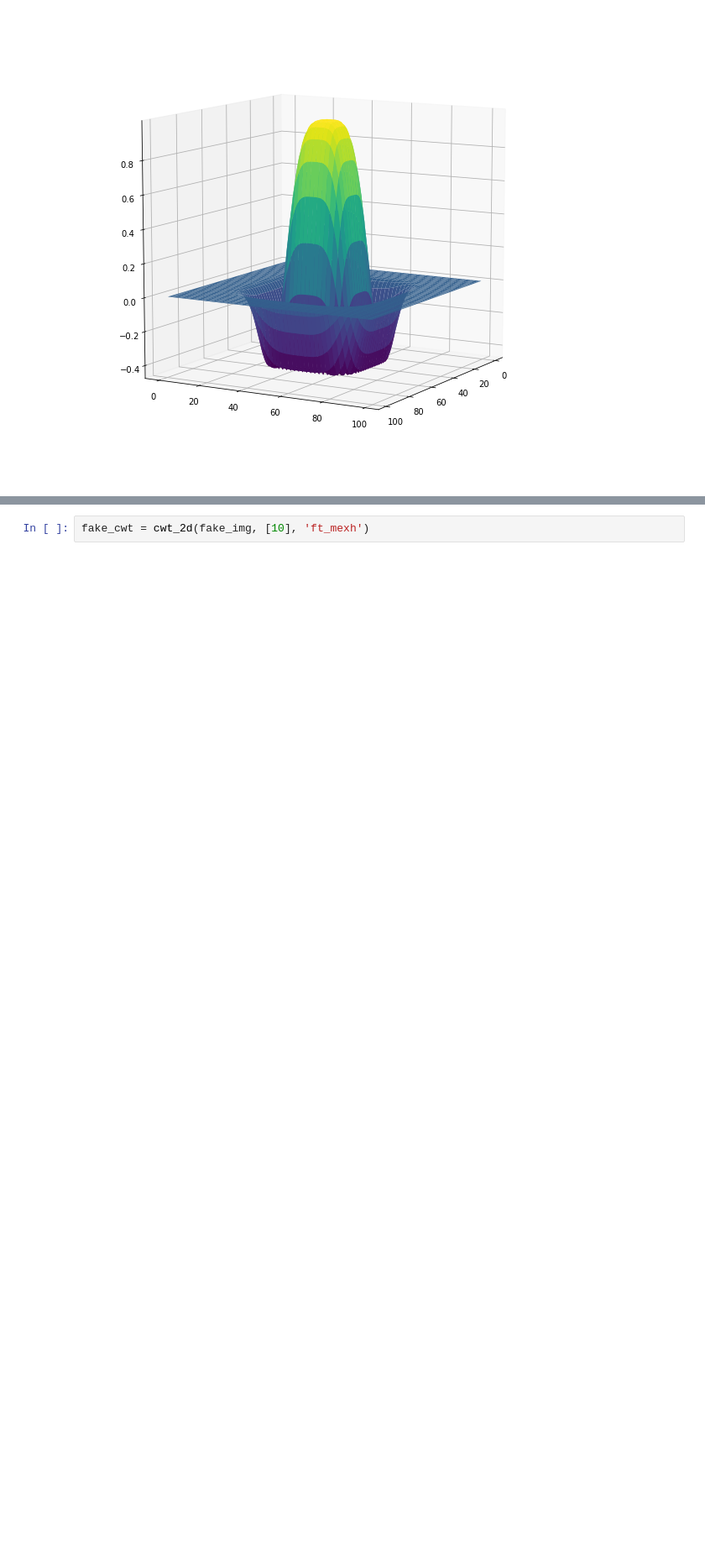
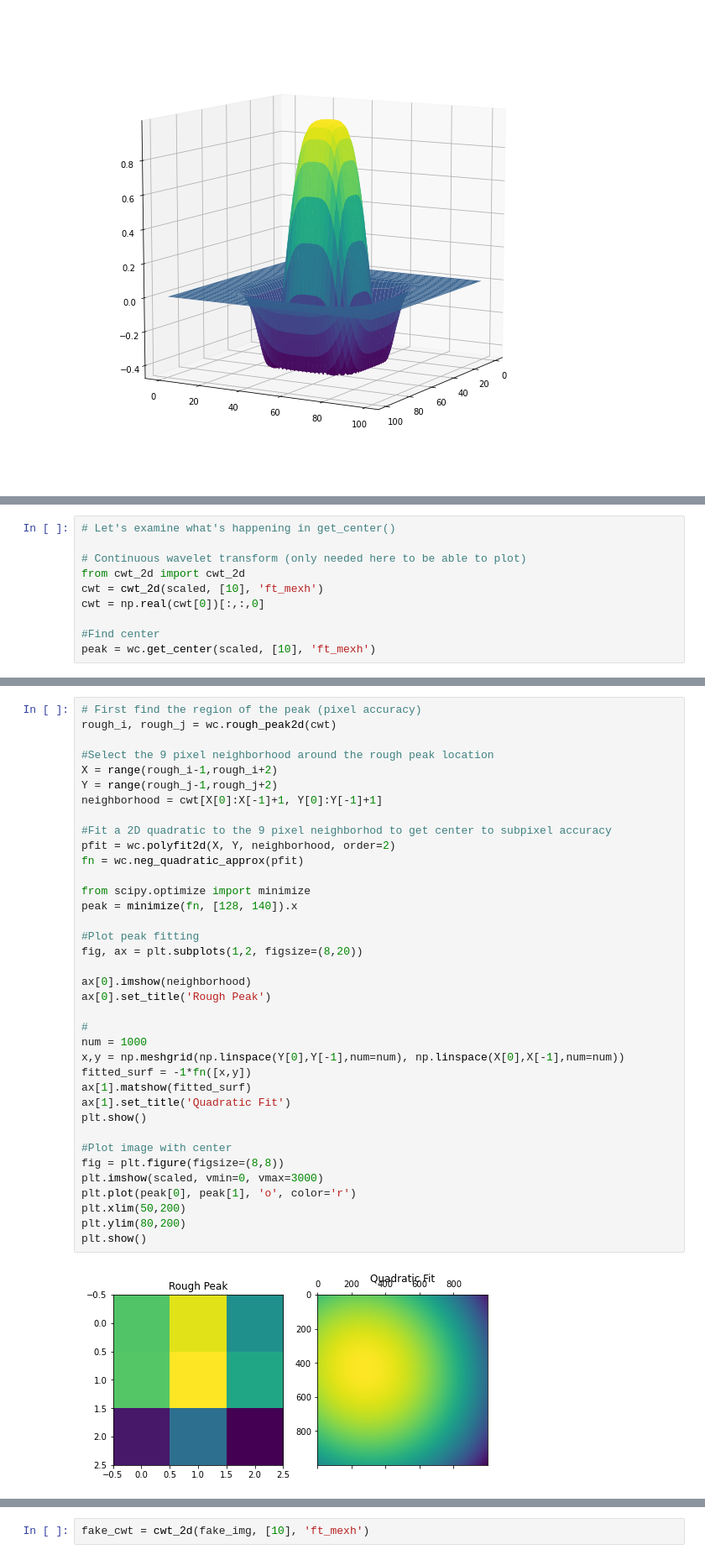
Before and after one commit to RyleighFitz/nirspec_reductions, a Jupyter notebook: 2D_wavelet_centering.ipynb, the cells around one changed output, grey strips where cells are left out. Shown at 84% size. Drawn from its saved outputs; the diff is of its cells as text; blank space fills up the shorter version.

Commit message:
Updating centering for sub-pixel accuracy

```diff
--- a/2D_wavelet_centering.ipynb
+++ b/2D_wavelet_centering.ipynb
@@ -103 +118,11 @@ peak, peak_x, peak_y = peak2d(np.real(cwt[0])[:,:,0])
+# %%
+# Let's examine what's happening in get_center()
+
+# Continuous wavelet transform (only needed here to be able to plot)
+from cwt_2d import cwt_2d
+cwt = cwt_2d(scaled, [10], 'ft_mexh')
+cwt = np.real(cwt[0])[:,:,0]
+
+#Find center
+peak = wc.get_center(scaled, [10], 'ft_mexh')
 # %%
@@ -127,0 +136,39 @@ ax.set_ylim(100,180)
+# %%
+# First find the region of the peak (pixel accuracy)
+rough_i, rough_j = wc.rough_peak2d(cwt)
+
+#Select the 9 pixel neighborhood around the rough peak location
+X = range(rough_i-1,rough_i+2)
+Y = range(rough_j-1,rough_j+2)
+neighborhood = cwt[X[0]:X[-1]+1, Y[0]:Y[-1]+1]
+
+#Fit a 2D quadratic to the 9 pixel neighborhod to get center to subpixel accuracy
+pfit = wc.polyfit2d(X, Y, neighborhood, order=2)
+fn = wc.neg_quadratic_approx(pfit)
+
+from scipy.optimize import minimize
+peak = minimize(fn, [128, 140]).x
+
+#Plot peak fitting
+fig, ax = plt.subplots(1,2, figsize=(8,20))
+
+ax[0].imshow(neighborhood)
+ax[0].set_title('Rough Peak')
+
+#
+num = 1000
+x,y = np.meshgrid(np.linspace(Y[0],Y[-1],num=num), np.linspace(X[0],X[-1],num=num))
+fitted_surf = -1*fn([x,y])
+ax[1].matshow(fitted_surf)
+ax[1].set_title('Quadratic Fit')
+plt.show()
+
+#Plot image with center
+fig = plt.figure(figsize=(8,8))
+plt.imshow(scaled, vmin=0, vmax=3000)
+plt.plot(peak[0], peak[1], 'o', color='r')
+plt.xlim(50,200)
+plt.ylim(80,200)
+plt.show()
+# %% [output]
+[figure, added]
```
Also changed, not shown: parts of 26 cells of this notebook, 1 other file.
